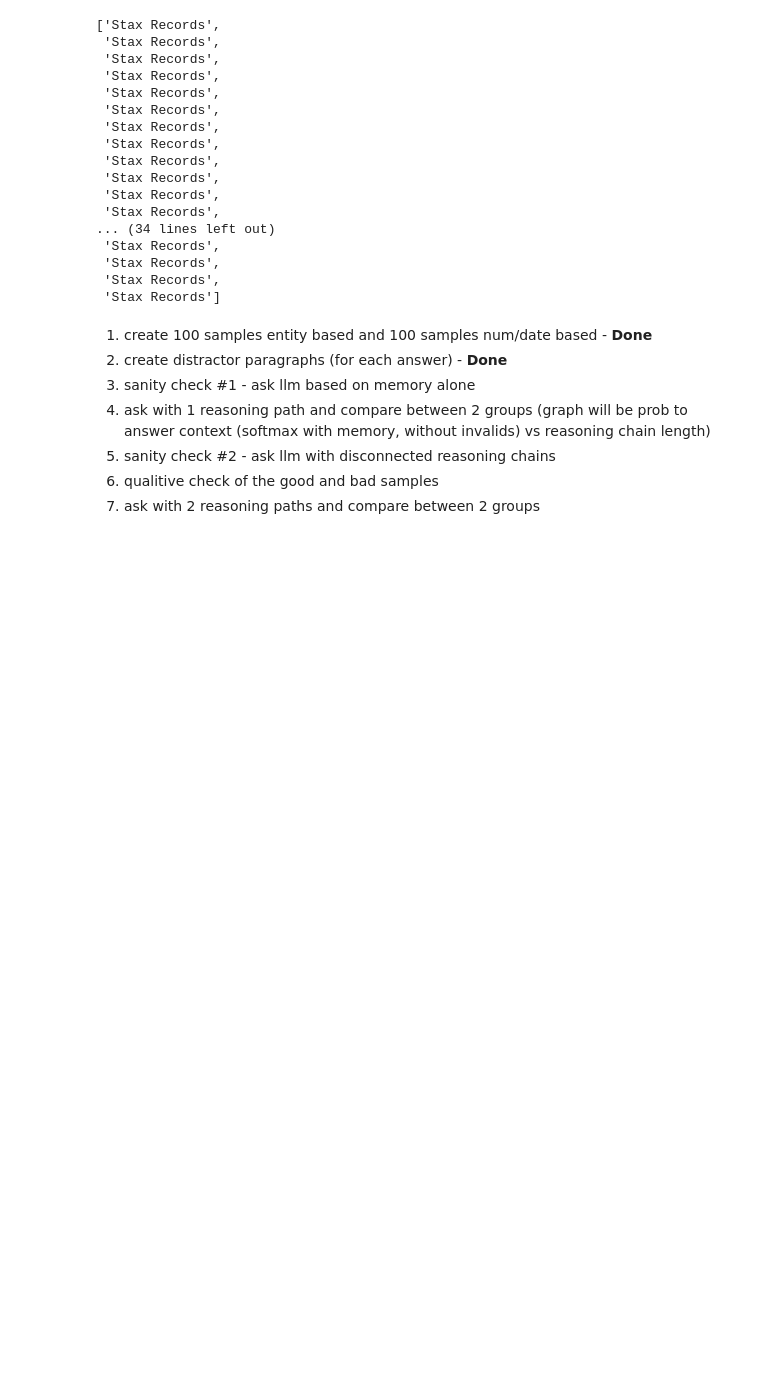
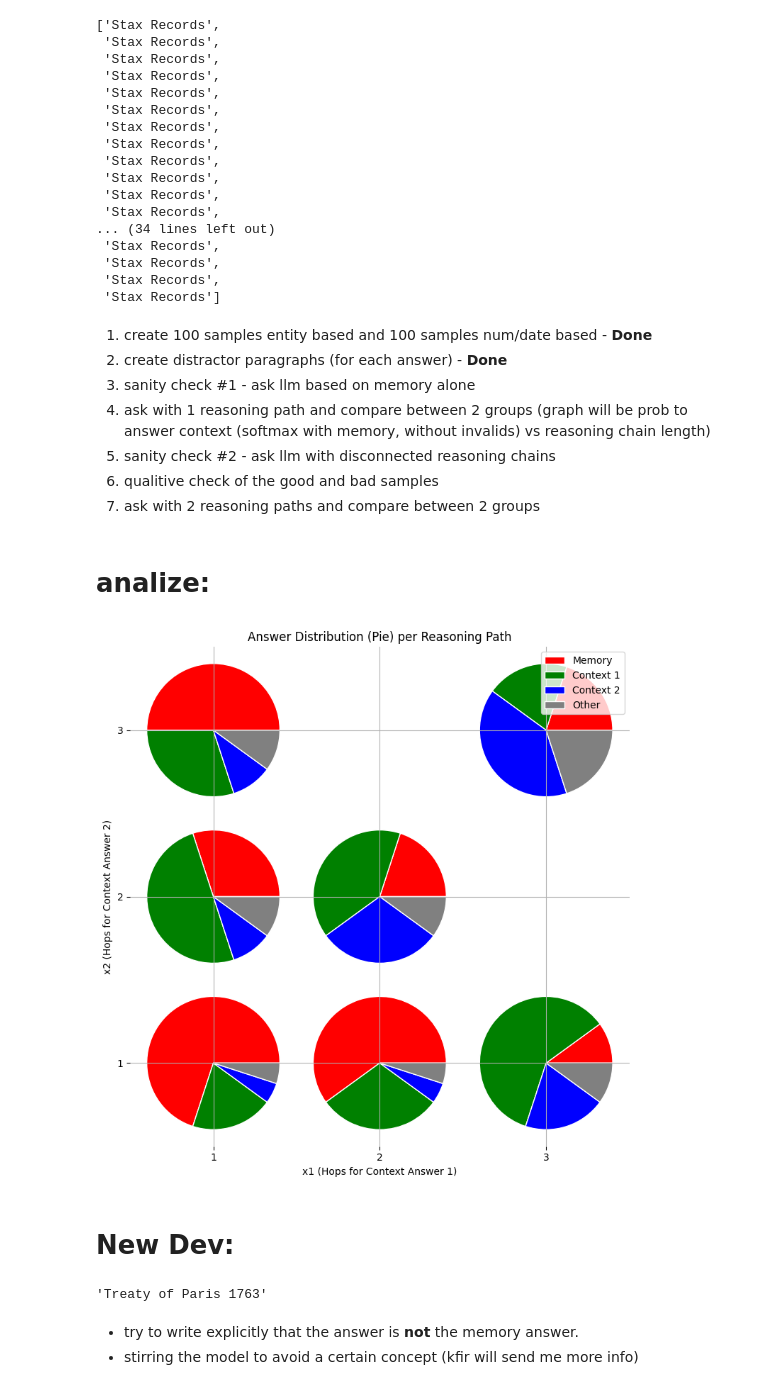
Before and after one commit to danielhk753/CLECK, a Jupyter notebook: notebooks/evaluation.ipynb, the cells around one changed output. Saved outputs shown, nothing was run; the diff lists cells and outputs as text; code cells hidden in the pictures; blank space fills up the shorter version.

```diff
--- a/notebooks/evaluation.ipynb
+++ b/notebooks/evaluation.ipynb
@@ -211,3 +539,5 @@ answers
 5. sanity check #2 - ask llm with disconnected reasoning chains
 6. qualitive check of the good and bad samples
 7. ask with 2 reasoning paths and compare between 2 groups
+# %% [markdown]
+# analize:
@@ -213,0 +588,61 @@ answers
+# %%
+import matplotlib.pyplot as plt
+%matplotlib inline
+
+import matplotlib.pyplot as plt
+from matplotlib.patches import Patch
+import numpy as np
+
+# Simulated data: (x1, x2, [y1, y2, y3])
+data = [
+    (1, 1, [0.7, 0.2, 0.05]),   # Mostly memory
+    (1, 2, [0.3, 0.5, 0.1]),    # Mostly context 1
+    (2, 1, [0.6, 0.3, 0.05]),
+    (2, 2, [0.2, 0.4, 0.3]),    # More balanced
+    (3, 1, [0.1, 0.6, 0.2]),    # Mostly context 1
+    (1, 3, [0.5, 0.3, 0.1]),
+    (3, 3, [0.2, 0.2, 0.4]),    # Mostly context 2
+]
+
+colors = ['red', 'green', 'blue', 'gray']  # memory, context1, context2, other
+pie_radius = 0.4
+
+fig, ax = plt.subplots(figsize=(8, 8))
+
+for x1, x2, probs in data:
+    y1, y2, y3 = probs
+    y4 = max(0, 1 - (y1 + y2 + y3))  # "Other" answer
+    values = [y1, y2, y3, y4]
+
+    # Draw a pie chart at (x1, x2)
+    wedges, _ = ax.pie(
+        values,
+        colors=colors,
+        radius=pie_radius,
+        center=(x1, x2),
+        wedgeprops=dict(width=pie_radius, edgecolor='w')
+    )
+
+# Grid setup
+ax.set_aspect('equal')
+ax.set_xticks(sorted(set(x[0] for x in data)))
+ax.set_yticks(sorted(set(x[1] for x in data)))
+ax.set_xlim(0.5, 3.5)
+ax.set_ylim(0.5, 3.5)
+ax.set_xlabel('x1 (Hops for Context Answer 1)')
+ax.set_ylabel('x2 (Hops for Context Answer 2)')
+ax.set_title('Answer Distribution (Pie) per Reasoning Path')
+
+# Legend
+legend_labels = ['Memory', 'Context 1', 'Context 2', 'Other']
+legend_patches = [Patch(facecolor=c, edgecolor='w', label=l)
+                  for c, l in zip(colors, legend_labels)]
+ax.legend(handles=legend_patches, loc='upper right')
+
+plt.grid(True)
+plt.tight_layout()
+plt.show()
+# %% [output]
+[figure, added]
+# %% [markdown]
+# New Dev:
@@ -213,0 +689,7 @@ answers
+# %%
+answer
+# %% [output]
+'Treaty of Paris 1763'
+# %% [markdown]
+- try to write explicitly that the answer is **not** the memory answer.
+- stirring the model to avoid a certain concept (kfir will send me more info)
```
Also changed, not shown: parts of 18 cells of this notebook, 7 other files.
